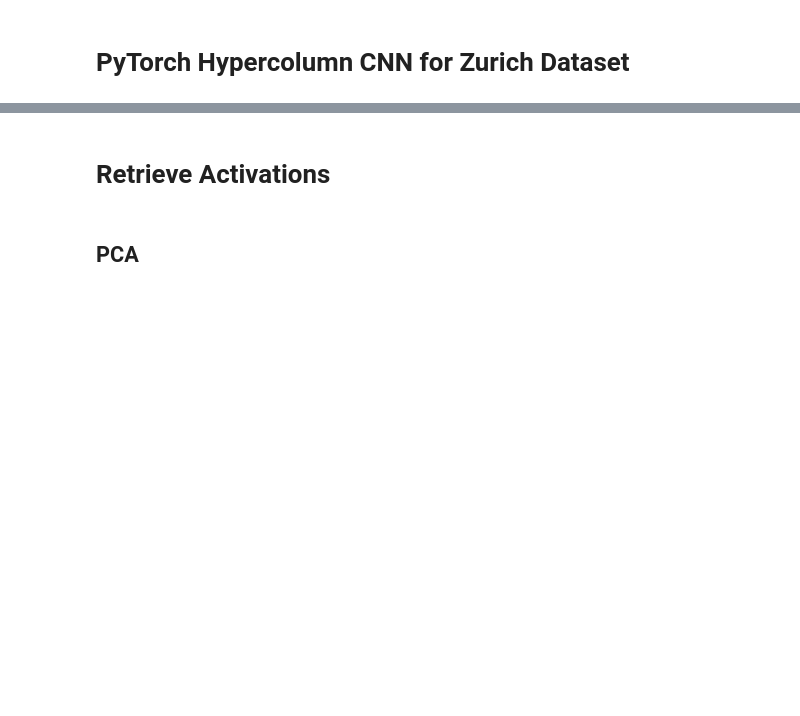
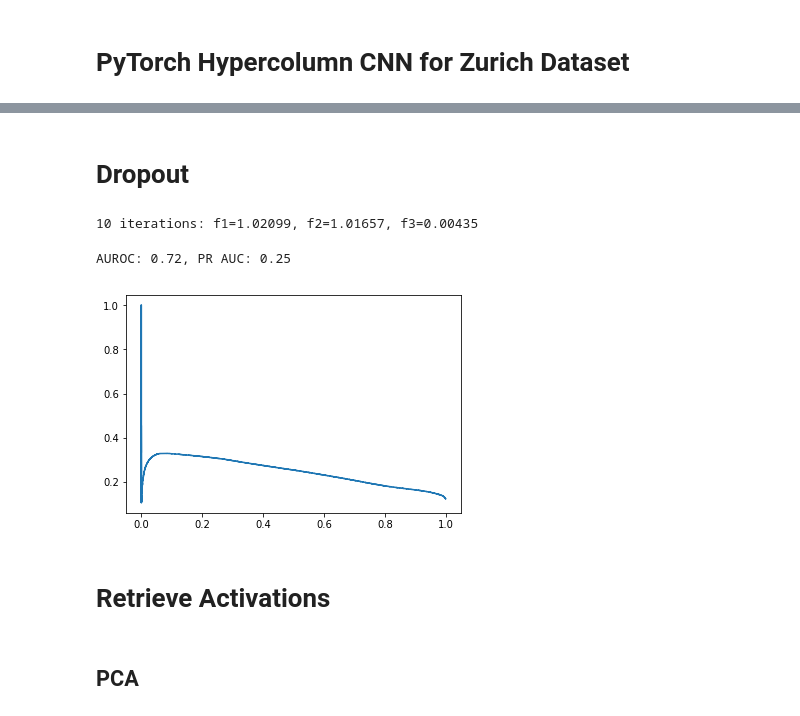
Before and after one commit to CyrilWendl/SIE-Master, a Jupyter notebook: Zurich/pytorch/PyTorch Hypercolumn Novelty.ipynb, the cells around one changed output, grey strips where cells are left out. Cells and saved outputs as stored; diff of their text form; code cells hidden in the pictures; blank space fills up the shorter version.

```diff
--- a/Zurich/pytorch/PyTorch Hypercolumn Novelty.ipynb
+++ b/Zurich/pytorch/PyTorch Hypercolumn Novelty.ipynb
@@ -240,0 +325,2 @@ Roads          &     84.19 &     76.60 &   85.79 &   62.46 &    76.84 &    72.61
+# %% [markdown]
+# Dropout
@@ -240,0 +329,35 @@ Roads          &     84.19 &     76.60 &   85.79 &   62.46 &    76.84 &    72.61
+# %%
+imps = []
+for iters in [10]:  # [2, 5, 20, 50]:
+    preds = predict_softmax_w_dropout(model, dataloader_test, iters)
+    # multiple models
+    ent1 = get_acc_net_entropy(np.mean(preds, 0))
+
+    # one model
+    ent2 = get_acc_net_entropy(preds[0])
+    imp_fact1 = np.mean(ent1[pred_t_te]) / np.mean(ent2[pred_t_te])
+    imp_fact2 = np.mean(ent1[pred_f_te]) / np.mean(ent2[pred_f_te])
+    imp_imp_f = (imp_fact1 / imp_fact2) - 1  # how much the wrong regions get more uncertain wrt correct regions
+    imps.append(imp_imp_f)
+
+    print("%i iterations: f1=%.5f, f2=%.5f, f3=%.5f" % (iters, imp_fact1, imp_fact2, imp_imp_f))
+# %% [output]
+10 iterations: f1=1.02099, f2=1.01657, f3=0.00435
+# %%
+y_scores = -get_acc_net_entropy(np.mean(preds, 0)).flatten()
+# %%
+# metrics
+y_true = pred_f_te.flatten()
+
+# PR
+precision_dropout, recall_dropout, _ = metrics.precision_recall_curve(y_true, y_scores)
+pr_auc_dropout = metrics.auc(recall_dropout, precision_dropout)
+
+# ROC
+fpr_dropout, tpr_dropout, _ = metrics.roc_curve(y_true, y_scores)
+auroc_dropout = metrics.roc_auc_score(y_true, y_scores)
+plt.step(recall_dropout, precision_dropout)
+print("AUROC: %.2f, PR AUC: %.2f" % (auroc_dropout, pr_auc_dropout))
+# %% [output]
+AUROC: 0.72, PR AUC: 0.25
+[figure, added]
```
Also changed, not shown: parts of 42 cells of this notebook, 36 other files.
